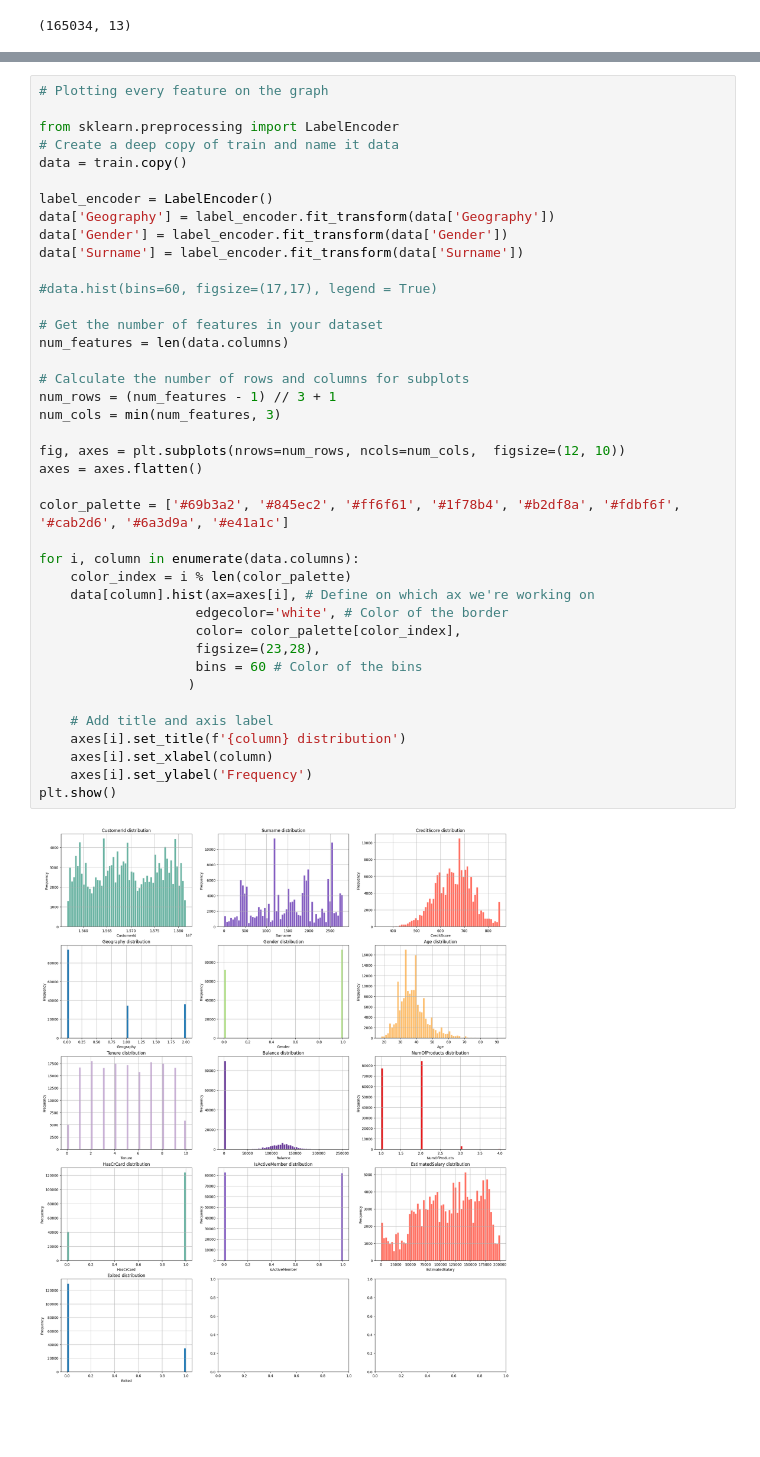
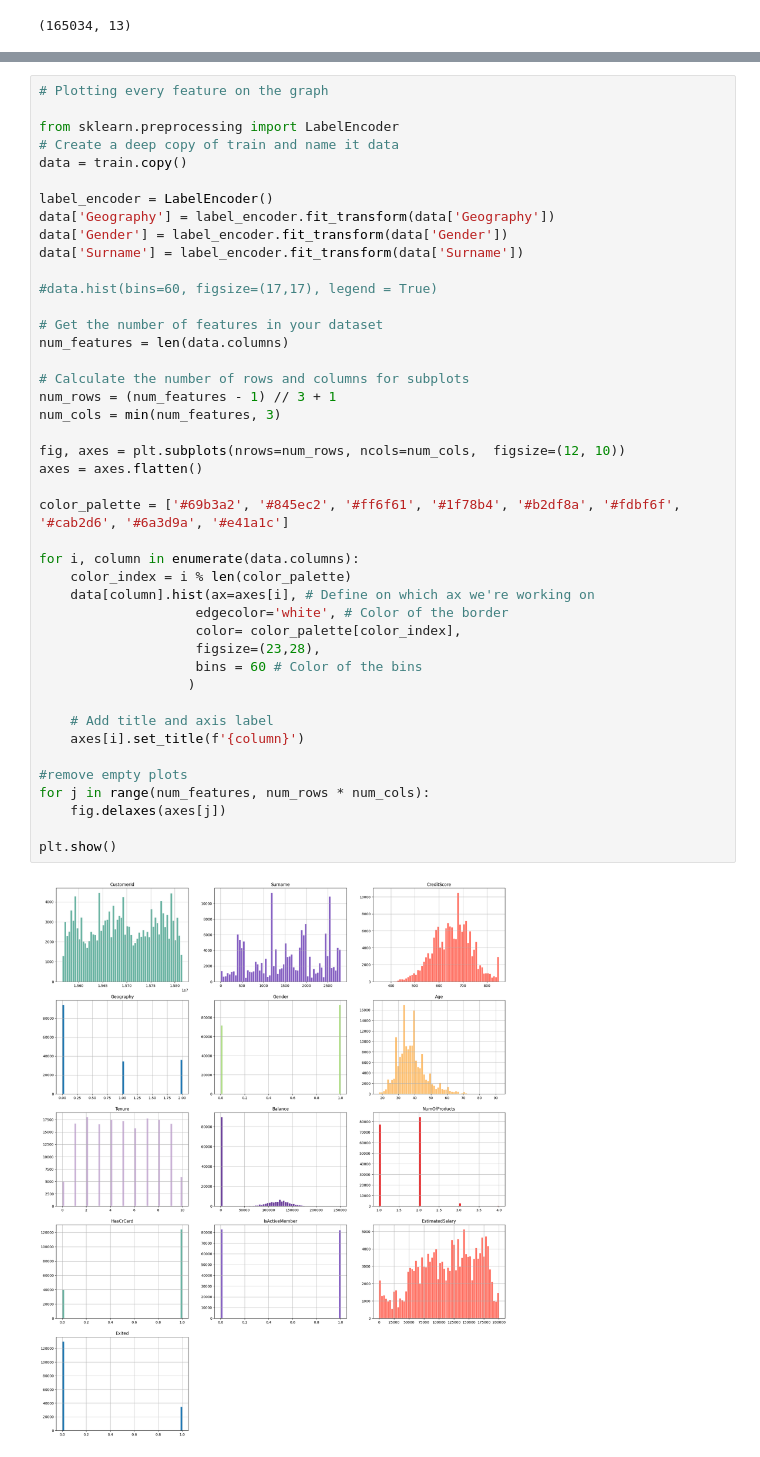
Before and after one commit to GLima727/KaggleLearning, a Jupyter notebook: bankdata/tutorial.ipynb, the cells around one changed output, grey strips where cells are left out. Drawn from its saved outputs; the diff is of its cells as text; blank space fills up the shorter version.

```diff
--- a/bankdata/tutorial.ipynb
+++ b/bankdata/tutorial.ipynb
@@ -106,34 +106,37 @@ label_encoder = LabelEncoder()
 data['Geography'] = label_encoder.fit_transform(data['Geography'])
 data['Gender'] = label_encoder.fit_transform(data['Gender'])
 data['Surname'] = label_encoder.fit_transform(data['Surname'])
 
 #data.hist(bins=60, figsize=(17,17), legend = True)
 
 # Get the number of features in your dataset
 num_features = len(data.columns)
 
 # Calculate the number of rows and columns for subplots
 num_rows = (num_features - 1) // 3 + 1
 num_cols = min(num_features, 3)
 
 fig, axes = plt.subplots(nrows=num_rows, ncols=num_cols,  figsize=(12, 10))
 axes = axes.flatten()
 
 color_palette = ['#69b3a2', '#845ec2', '#ff6f61', '#1f78b4', '#b2df8a', '#fdbf6f', '#cab2d6', '#6a3d9a', '#e41a1c']
 
 for i, column in enumerate(data.columns):
     color_index = i % len(color_palette)
     data[column].hist(ax=axes[i], # Define on which ax we're working on
                     edgecolor='white', # Color of the border
                     color= color_palette[color_index],
                     figsize=(23,28),
                     bins = 60 # Color of the bins
                    )
 
     # Add title and axis label
-    axes[i].set_title(f'{column} distribution')
-    axes[i].set_xlabel(column)
-    axes[i].set_ylabel('Frequency')
+    axes[i].set_title(f'{column}')
+
+#remove empty plots
+for j in range(num_features, num_rows * num_cols):
+    fig.delaxes(axes[j])
+
 plt.show()
 # %% [output]
-[figure, old version]
+[figure, new version]
```
Also changed, not shown: parts of 15 cells of this notebook, 6 other files.
